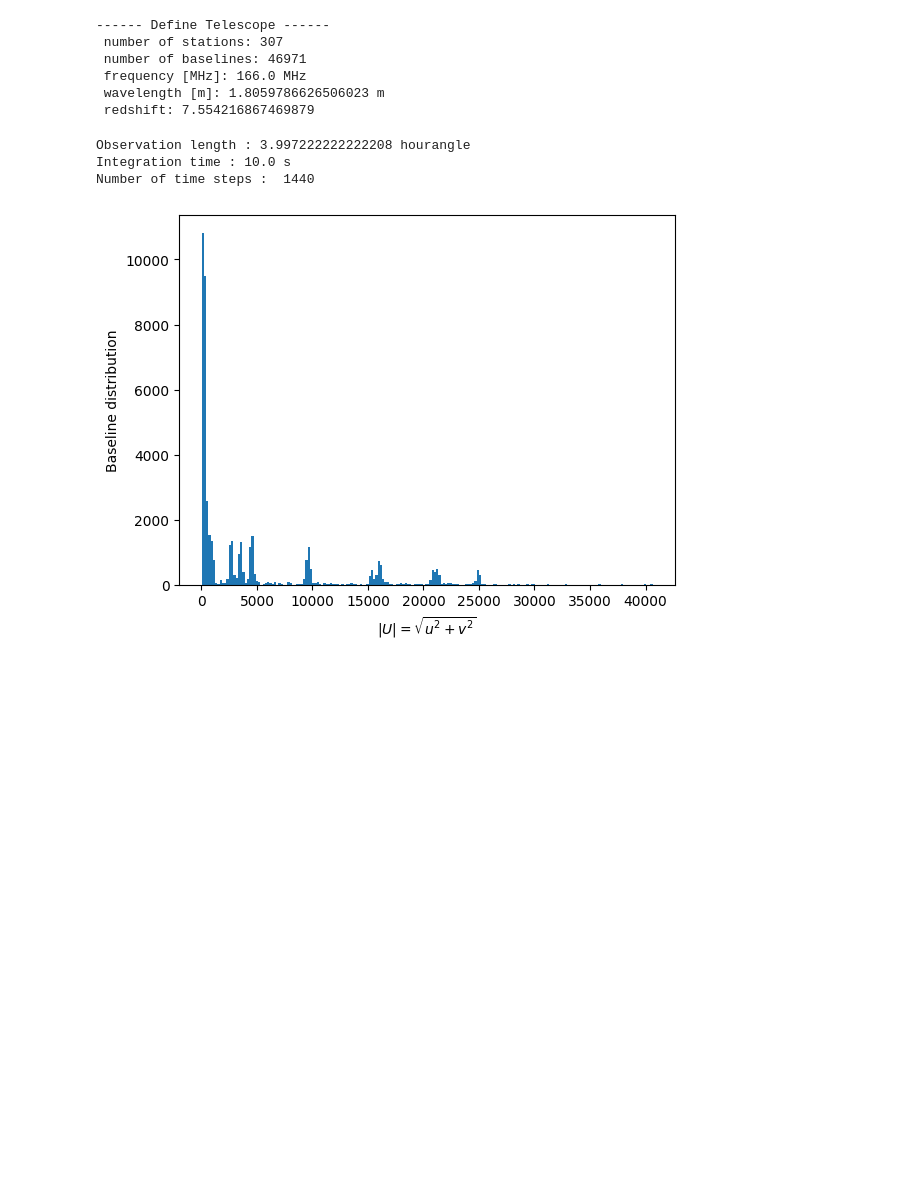
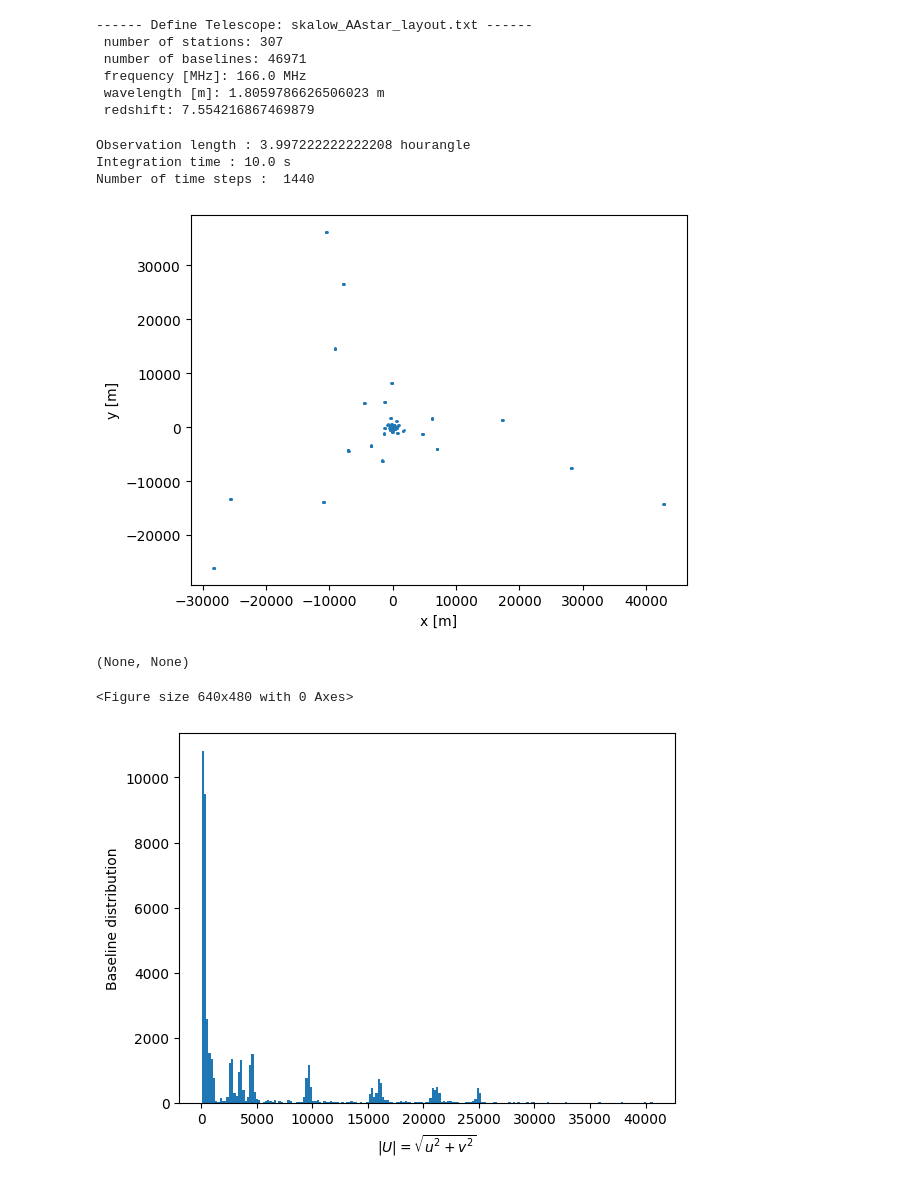
Before and after one commit to micbia/mirto, a Jupyter notebook: sim_visibility.ipynb, the cells around one changed output. Drawn from its saved outputs; the diff is of its cells as text; code cells hidden in the pictures; blank space fills up the shorter version.

```diff
--- a/sim_visibility.ipynb
+++ b/sim_visibility.ipynb
@@ -19,11 +19,14 @@ from astropy.time import Time
 from utils_telescope.simulate_visibility import compute_visibility, get_baselines
 from utils_telescope.utils_sky import gaussian_2d, galactic_synch_fg_custom
 # %%
-print('------ Define Telescope ------')
 # Loading the telescope and station layout coords:
-telescope_layout = np.loadtxt('./utils_telescope/skalow_AAstar_layout.txt') * u.m
-#telescope_layout = np.loadtxt('./utils_telescope/skalow_AA2_layout.txt') * u.m
-#telescope_layout = np.loadtxt('./utils_telescope/mwa.phase1_layout.txt') * u.m
+telescope_fname = 'skalow_AAstar_layout.txt'
+#telescope_fname = 'skalow_AA2_layout.txt'
+#telescope_fname = 'mwa.phase1_layout.txt'
+
+print('------ Define Telescope: %s ------' %telescope_fname)
+#telescope_layout = np.array([[200., 540., 0.], [45., 600., 0.], [100., 100., 0.], [35., 65., 120.]])
+telescope_layout = np.loadtxt('./utils_telescope/%s' %telescope_fname) * u.m
 station_layout = np.loadtxt('./utils_telescope/station_layout.txt') * u.m
 
 N_ant = telescope_layout.shape[0]
@@ -41,7 +44,7 @@ print(' redshift:', z)
 
 uv_coord, uv_length = get_baselines(N_ant=N_ant, wavelength=lam, layout=telescope_layout)
 # %% [output]
------- Define Telescope ------
+------ Define Telescope: skalow_AAstar_layout.txt ------
  number of stations: 307
  number of baselines: 46971
  frequency [MHz]: 166.0 MHz
@@ -67,6 +70,14 @@ print('Number of time steps : ', time_steps)
 Observation length : 3.997222222222208 hourangle
 Integration time : 10.0 s
 Number of time steps :  1440
+# %%
+plt.scatter(telescope_layout[:,0], telescope_layout[:,1], s=1, marker='o')
+plt.xlabel('x [m]'), plt.ylabel('y [m]')
+plt.show(), plt.clf()
+# %% [output]
+[figure, added]
+(None, None)
+<Figure size 640x480 with 0 Axes>
 # %%
 plt.hist(uv_length, bins=200);
 plt.xlabel(r'$|U| = \sqrt{u^2 + v^2}$'), plt.ylabel('Baseline distribution')
```
Also changed, not shown: parts of 8 cells of this notebook, 3 other files.
